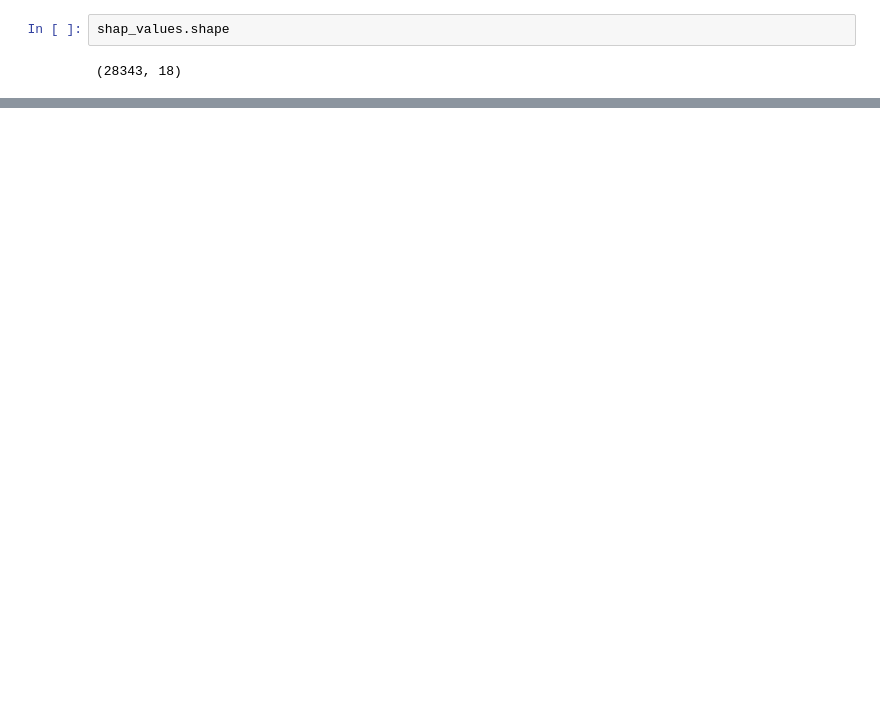
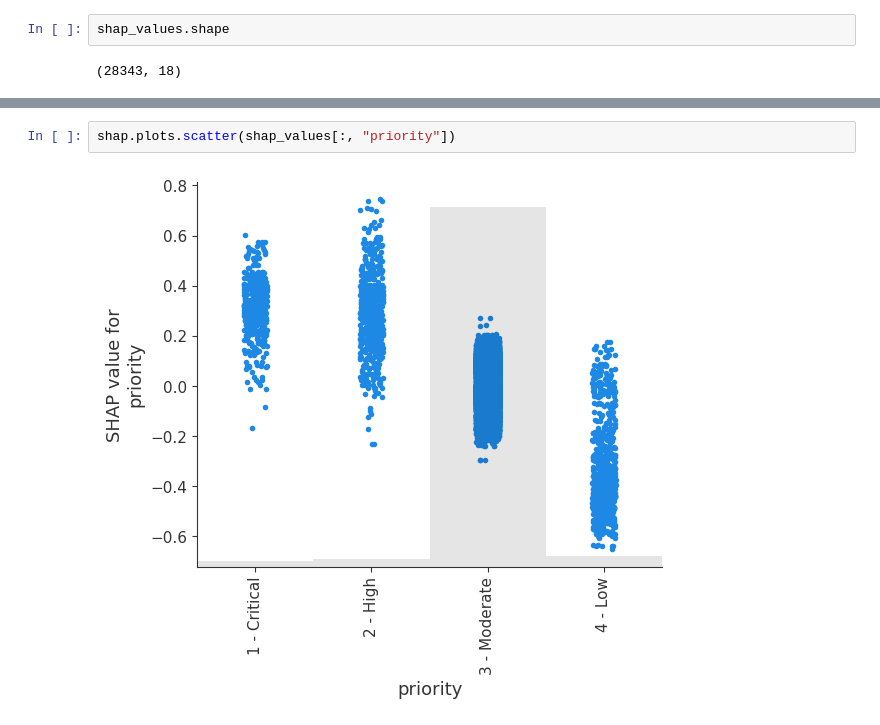
Before and after one commit to pinnusaikiran/AI-incident-intelligence-platform, a Jupyter notebook: notebooks/modeling/05_model_training.ipynb, the cells around one changed output, grey strips where cells are left out. Cells and saved outputs as stored; diff of their text form; blank space fills up the shorter version.

```diff
--- a/notebooks/modeling/05_model_training.ipynb
+++ b/notebooks/modeling/05_model_training.ipynb
@@ -2682,0 +2706,4 @@ shap.plots.waterfall(shap_values[0])
+# %%
+shap.plots.scatter(shap_values[:, "priority"])
+# %% [output]
+[figure, added]
```
Also changed, not shown: parts of 30 cells of this notebook, 4 other files.
